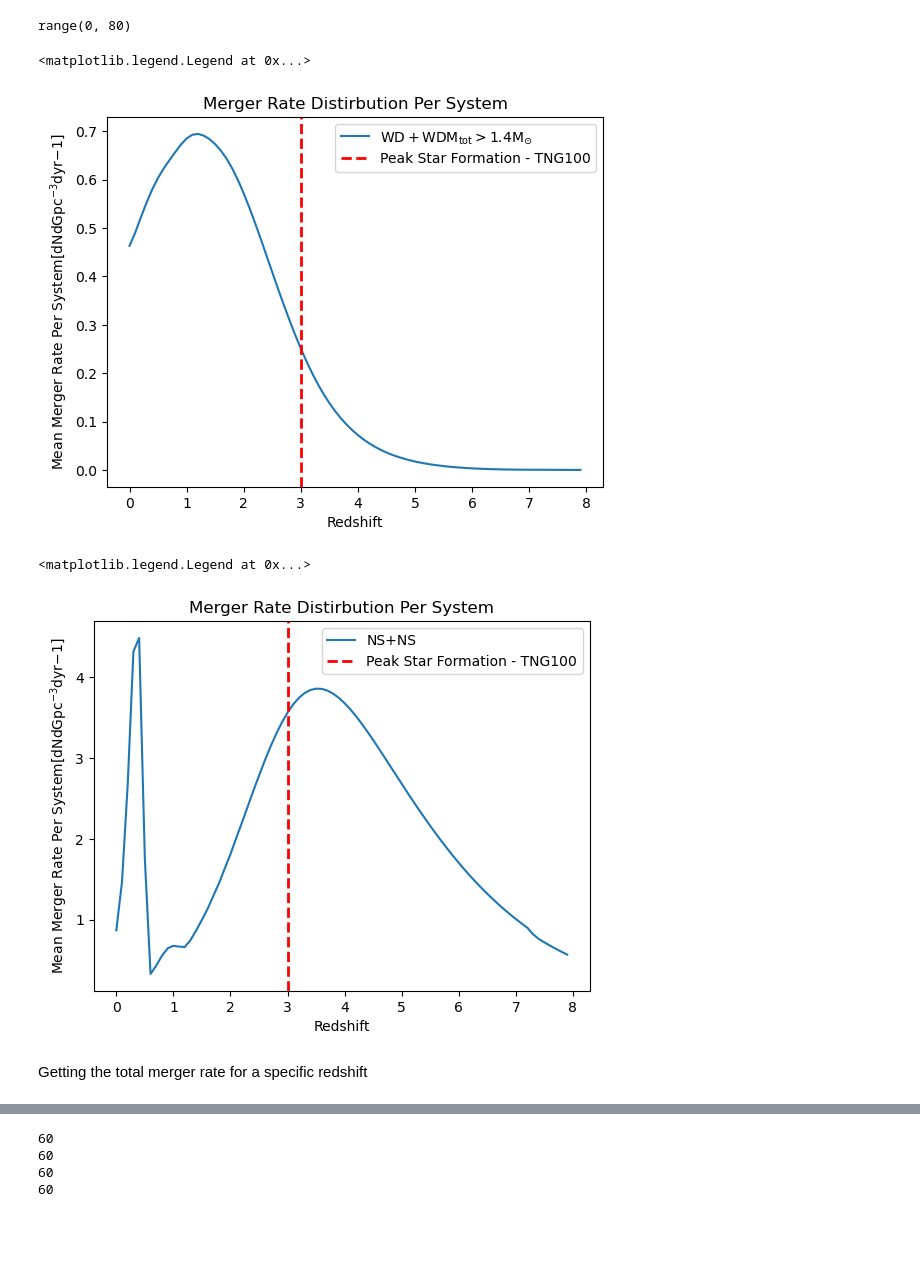
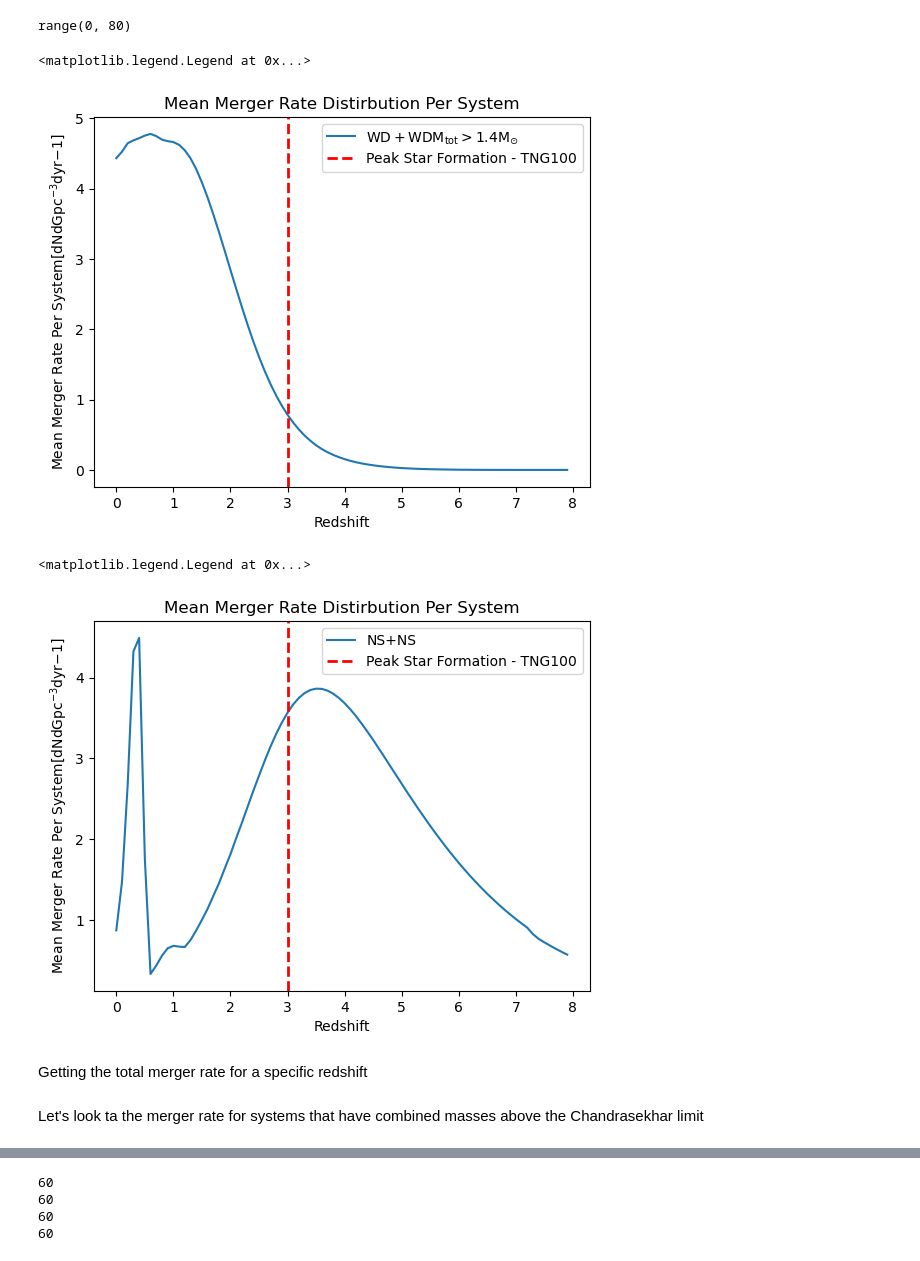
Before and after one commit to melanie-santiago26/research_work, a Jupyter notebook: making_figures/rates_analysis.ipynb, the cells around one changed output, grey strips where cells are left out. Cells and saved outputs as stored; diff of their text form; code cells hidden in the pictures; blank space fills up the shorter version.

```diff
--- a/making_figures/rates_analysis.ipynb
+++ b/making_figures/rates_analysis.ipynb
@@ -53,7 +61,7 @@ dco_mask_NS = rates_info_NS['DCOmask'][()]
 #### Doing rates analysis on the AIS WD hdf5 output
 # %%
 # reading in the HDF5 file
-pathTorates_H5 = '/mnt/home/msantiago/ceph/data/CosmicIntegration/Rate_info_WD_LG_AIS_2.h5' #path of the hdf5 file
+pathTorates_H5 = '/mnt/home/msantiago/ceph/data/CosmicIntegration/Rate_info_WD_LG_AIS_3.h5' #path of the hdf5 file
 
 Data_rates = h5.File(pathTorates_H5)
 # %%
@@ -68,7 +76,7 @@ rates_info.keys()
 <KeysViewHDF5 ['DCOmask', 'SEED', 'merger_rate', 'redshifts']>
 # %%
 # reading in the HDF5 file
-pathToweights_H5 = '/mnt/home/msantiago/ceph/data/CosmicIntegration/CosmicIntegration/COMPAS_Output_wWeights_NEW_LG_EDIT_2.h5' #path of the hdf5 file
+pathToweights_H5 = '/mnt/home/msantiago/ceph/data/CosmicIntegration/CosmicIntegration/COMPAS_Output_wWeights_NEW_LG_3.h5' #path of the hdf5 file
 
 Data_weights = h5.File(pathToweights_H5)
 # %%
@@ -230,30 +238,30 @@ for j in range(rates_info_NS['merger_rate'][0,:].shape[0]):
 # %%
 ## let's plot the merger rates over redshift
 redshifts = rates_info['redshifts']
 plt.plot(redshifts[()],mean_rate,label=r'$\mathrm{WD+WD M_{tot} > 1.4 M_{\odot}}$')
 
 # let's get the maximum of the mean merger rate and at which redshift this occurred
 max_mean_rate = max(mean_rate)
 
 # let's add a line to add important events that have happened
 ## peak of star formation? - TNG100 perscription
 plt.axvline(3, color='r', linestyle='--', linewidth=2,label='Peak Star Formation - TNG100')
 # plt.text(2.4, 2.2, "Peak of General Star Formation", fontsize=9)
 # plt.arrow(2.7,2.4,-0.5,0.3,head_width=0.05,head_starts_at_zero=False)
 
 ## plotting the max mean rate
 # plt.text(-0.3,4,'Max Mean Rate = ',fontsize=8)
 # plt.text(-0.3,3.7,round(max_mean_rate,4),fontsize=8)
 # plt.text(0.2,3.7,r'[$dNdGpc^{-3}dyr{-1}$]',fontsize=8)
 
 ## labels
 plt.ylabel(r"Mean Merger Rate Per System[$\mathrm{dNdGpc^{-3}dyr{-1}}$]")
 plt.xlabel(r"Redshift")
-plt.title(r"Merger Rate Distirbution Per System")
+plt.title(r"Mean Merger Rate Distirbution Per System")
 plt.legend()
 # %% [output]
 <matplotlib.legend.Legend at 0x...>
-[figure, old version]
+[figure, new version]
 # %%
 ## let's plot the merger rates over redshift
 redshifts_NS = rates_info_NS['redshifts']
@@ -268,11 +276,11 @@ plt.axvline(3, color='r', linestyle='--', linewidth=2,label='Peak Star Formation
 ## labels
 plt.ylabel(r"Mean Merger Rate Per System[$\mathrm{dNdGpc^{-3}dyr{-1}}$]")
 plt.xlabel(r"Redshift")
-plt.title(r"Merger Rate Distirbution Per System")
+plt.title(r"Mean Merger Rate Distirbution Per System")
 plt.legend()
 # %% [output]
 <matplotlib.legend.Legend at 0x...>
-[figure, old version]
+[figure, new version]
 # %% [markdown]
 Getting the total merger rate for a specific redshift
 # %%
@@ -296,3 +304,5 @@ for s in range(rates_info_NS['merger_rate'][0,:].shape[0]):
     # selecting the mean merger rate for each reshift bin
     tota_rate_NS = np.sum(merging_all_NS[merging_all_NS.columns[20+s]])
     total_merger_rate_NS.append(tota_rate_NS)
+# %% [markdown]
+Let's look ta the merger rate for systems that have combined masses above the Chandrasekhar limit
```
Also changed, not shown: parts of 12 cells of this notebook, 3 other files.
